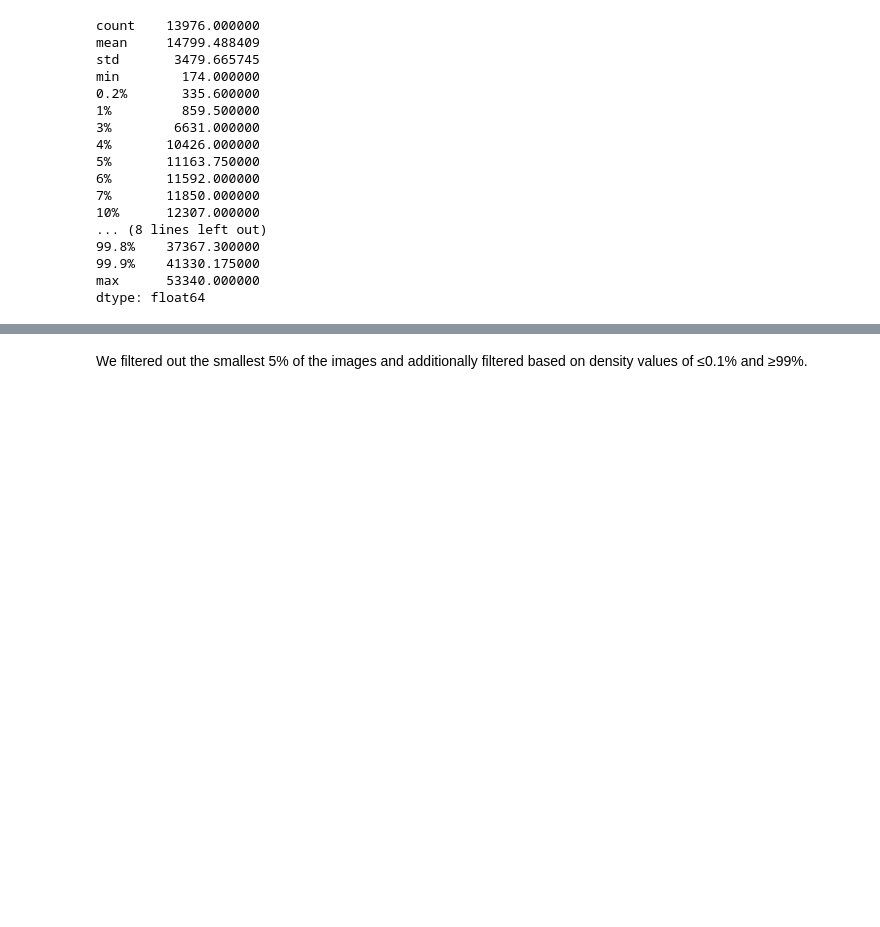
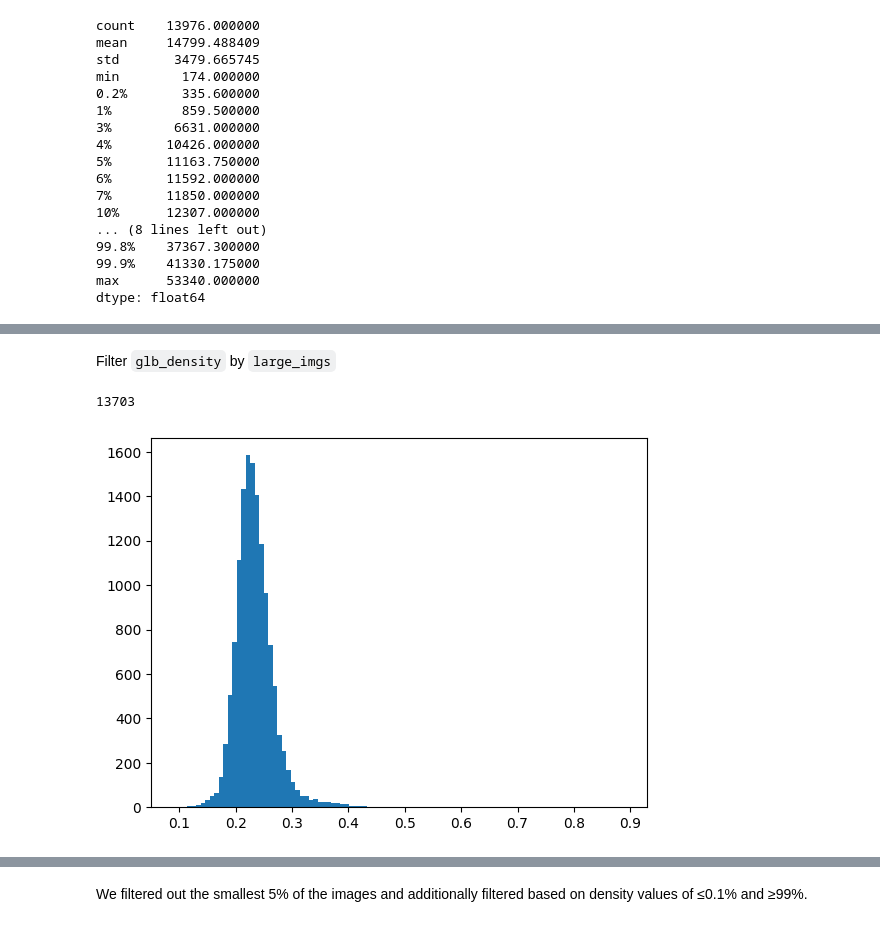
Before and after one commit to CamilaBermudez/OCC_HTR, a Jupyter notebook: notebooks/data_preprocessing/identify_noisy_text_lines.ipynb, the cells around one changed output, grey strips where cells are left out. Cells and saved outputs as stored; diff of their text form; code cells hidden in the pictures; blank space fills up the shorter version.

Commit message:
Add filter by long images

```diff
--- a/notebooks/data_preprocessing/identify_noisy_text_lines.ipynb
+++ b/notebooks/data_preprocessing/identify_noisy_text_lines.ipynb
@@ -149,7 +152,7 @@ plt.show()
 # %% [output]
 [figure]
 # %%
-stats_density = pd.Series(full_density).describe(percentiles=[0.001,0.002,0.003,0.005,0.01,0.05,0.06,0.07,0.1, 0.25, 0.75,0.9, 0.99,0.995,0.999])
+stats_density = pd.Series(full_density).describe(percentiles=[0.001,0.002,0.003,0.005,0.01,0.05,0.06,0.07,0.1, 0.25, 0.75,0.9, 0.99,0.995,0.996,0.997,0.998,0.999])
 stats_density
 # %% [output]
 count    13976.000000
@@ -192,9 +195,11 @@ max      53340.000000
 dtype: float64
 # %%
 bounds_density_p01=[]
-bounds_density_p99=[]
-bounds_size_p5=[]
+bounds_density_p997=[]
+bounds_size_p3=[]
 bounds_size_p997=[]
+large_imgs_15 = []
+large_imgs = []
 for i, sublist in enumerate(glb_density):
     for j, value in enumerate(sublist['density']):
         path_ = Path(PROJECT_ROOT) / "data" / "processed" / "binarized_images" / sublist['folder']
@@ -203,11 +208,17 @@ for i, sublist in enumerate(glb_density):
         if value[0] <= stats_density["0.1%"]:
             bounds_density_p01.append((i, j, image_files[j].stem,value[0],value[1]))
 
-        if value[0] >=  stats_density["99%"]:
-            bounds_density_p99.append((i, j, image_files[j].stem,value[0],value[1]))
+        if value[0] >=  stats_density["99.7%"]:
+            bounds_density_p997.append((i, j, image_files[j].stem,value[0],value[1]))
 
-        if value[1] <= stats_size["5%"]:
-            bounds_size_p5.append((i, j, image_files[j].stem,value[0],value[1]))
+        if value[1] <= stats_size["3%"]:
+            bounds_size_p3.append((i, j, image_files[j].stem,value[0],value[1]))
 
         if value[1] >= stats_size["99.7%"]:
             bounds_size_p997.append((i, j, image_files[j].stem,value[0],value[1]))
+
+        if value[2]>(value[3]*1.5):
+            large_imgs_15.append((i, j, image_files[j].stem,value[2],value[3]))
+
+        if value[2]>value[3]:
+            large_imgs.append((i, j, image_files[j].stem,value[2],value[3]))
@@ -213,0 +233,27 @@ for i, sublist in enumerate(glb_density):
+# %% [markdown]
+Filter `glb_density` by `large_imgs`
+# %%
+
+exclude_indices = {(i, j) for i, j, _, _, _ in large_imgs}
+
+filt_L_img_glb_density = []
+for i, folder_data in enumerate(glb_density):
+    filtered_density = [img_tuple for j, img_tuple in enumerate(folder_data['density']) if (i, j) not in exclude_indices]
+
+    filt_L_img_glb_density.append({
+        'folder': folder_data['folder'],
+        'total_lines': len(filtered_density),
+        'density': filtered_density
+    })
+# %%
+full_density_Limg = [item[0] for sublist in filt_L_img_glb_density for item in sublist['density']]
+full_size_Limg = [item[1] for sublist in filt_L_img_glb_density for item in sublist['density']]
+# %%
+len(full_density_Limg)
+# %% [output]
+13703
+# %%
+plt.hist(full_density_Limg,bins=100)
+plt.show()
+# %% [output]
+[figure, added]
```
Also changed, not shown: parts of 19 cells of this notebook.
